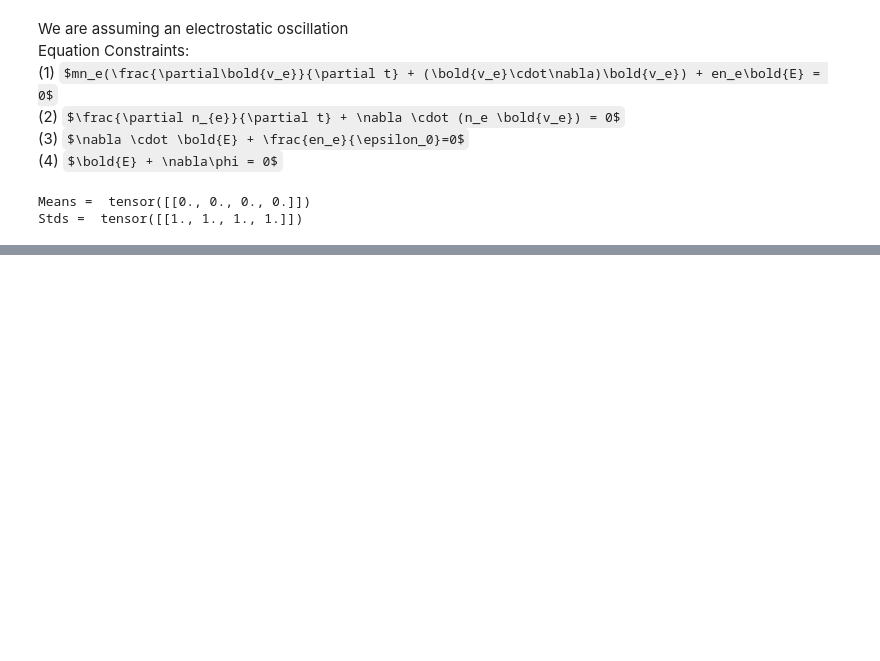
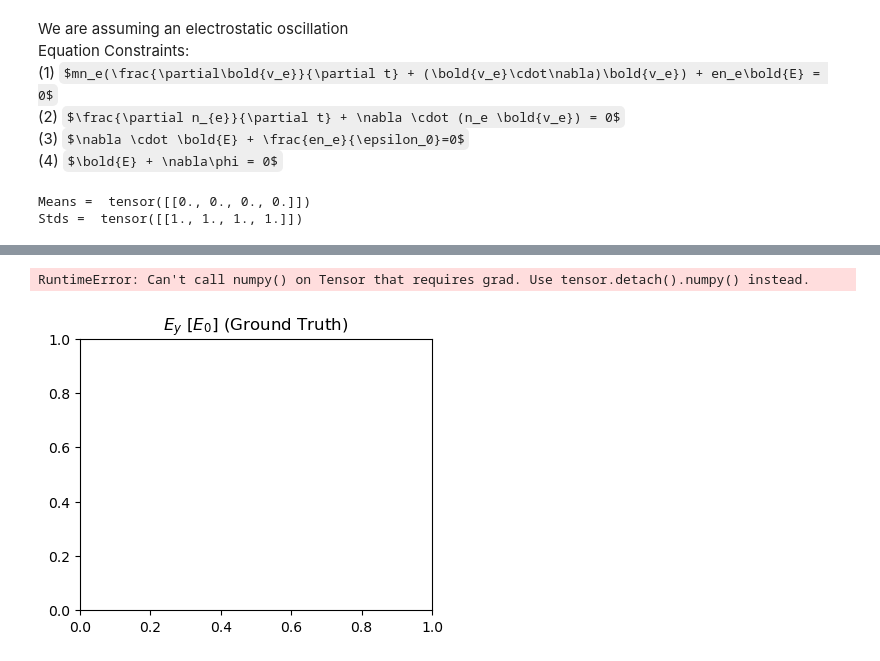
Before and after one commit to amoozing2539/Plasma_PINNS, a Jupyter notebook: PINN_langmuir.ipynb, the cells around one changed output, grey strips where cells are left out. Drawn from its saved outputs; the diff is of its cells as text; code cells hidden in the pictures; some formulas as TeX source; blank space fills up the shorter version.

```diff
--- a/PINN_langmuir.ipynb
+++ b/PINN_langmuir.ipynb
@@ -403,0 +361,48 @@ RuntimeError: Expected all tensors to be on the same device, but found at least
+# %%
+X_reconstruct = torch.tensor(X_flat, requires_grad=False, dtype=torch.float32).reshape(-1,1)
+T_reconstruct = torch.tensor(T_flat, requires_grad=False, dtype=torch.float32).reshape(-1,1)
+
+phi_recon, E_recon, n_recon, v_recon= (model(X_reconstruct, T_reconstruct)*stds + means).T
+
+phi_reconstructed = phi_recon.detach().cpu().numpy().reshape(250, 250)
+E_reconstructed = E_recon.detach().cpu().numpy().reshape(250, 250)
+n_reconstructed = n_recon.detach().cpu().numpy().reshape(250, 250)
+v_reconstructed = v_recon.detach().cpu().numpy().reshape(250, 250)
+
+
+ext = [0, Lx, 0, omega*tau]
+
+plt.figure(figsize=(10,12))
+
+plt.subplot(3, 2, 1)
+plt.title(r'$E_y \,\, [E_0]$ (Ground Truth)')
+plt.imshow(E_recon.reshape(250,250), origin='lower', aspect='auto', extent=ext, vmin=-phi0, vmax=phi0, cmap='RdBu')
+plt.xlabel(r'$x \, [L]$')
+plt.ylabel(r'$t \, [\omega^{-1}]$')
+plt.colorbar()
+#plt.scatter(x_sparse, t_sparse*omega, s=5.0, c='k')
+
+plt.subplot(3, 2, 2)
+plt.title(r'$B_z \,\, [cB_0]$ (Ground Truth)')
+plt.imshow(Bz.reshape(250,250), origin='lower', aspect='auto', extent=ext, vmin=-E0, vmax=E0, cmap='PiYG')
+plt.xlabel(r'$x \, [L]$')
+plt.ylabel(r'$t \, [\omega^{-1}]$')
+plt.colorbar()
+plt.scatter(x_sparse, t_sparse*omega, s=5.0, c='k')
+
+plt.subplot(3, 2, 3)
+plt.title(r'$E_y \,\, [E_0]$ (PINN Prediction)')
+plt.imshow(Ey_reconstructed, origin='lower', aspect='auto', extent=ext, cmap='RdBu')
+plt.xlabel(r'$x \, [L]$')
+plt.ylabel(r'$t \, [\omega^{-1}]$')
+plt.colorbar()
+
+plt.subplot(3, 2, 4)
+plt.title(r'$B_z \,\, [cB_0]$ (PINN Prediction)')
+plt.imshow(Bz_reconstructed, origin='lower', aspect='auto', extent=ext, vmin=-E0, vmax=E0, cmap='PiYG')
+plt.xlabel(r'$x \, [L]$')
+plt.ylabel(r'$t \, [\omega^{-1}]$')
+plt.colorbar()
+# %% [output]
+RuntimeError: Can't call numpy() on Tensor that requires grad. Use tensor.detach().numpy() instead.
+[figure, added]
```
Also changed, not shown: parts of 5 cells of this notebook, 2 other files.
